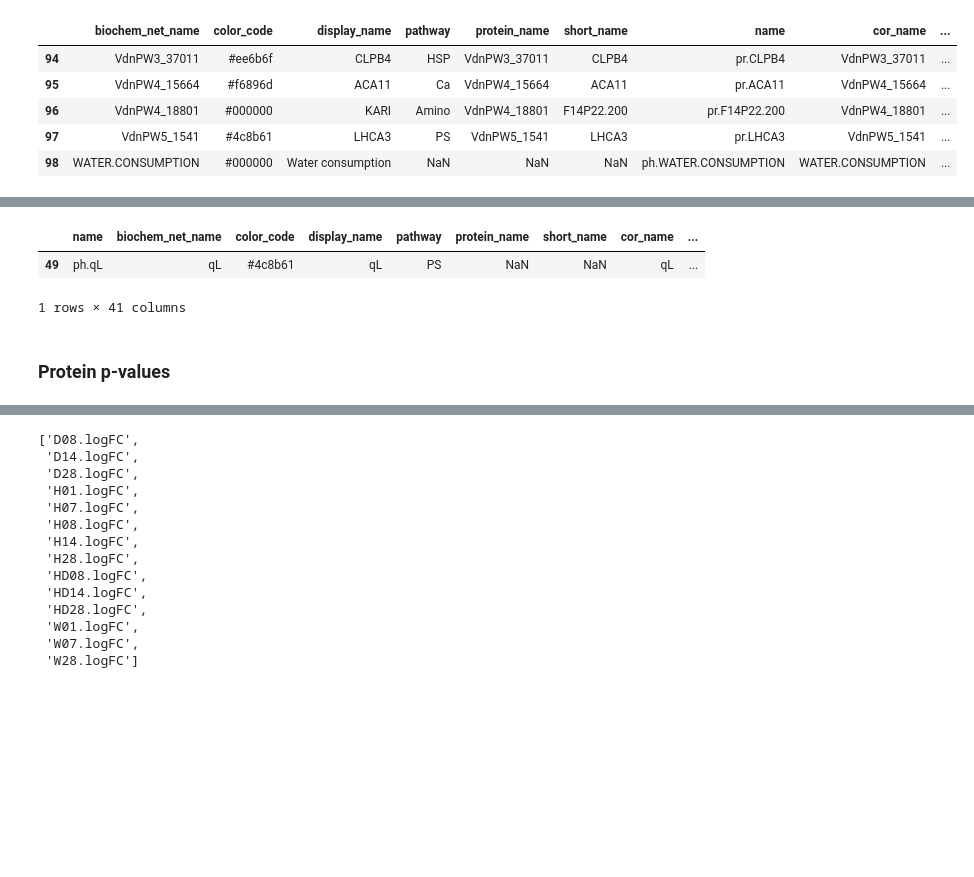
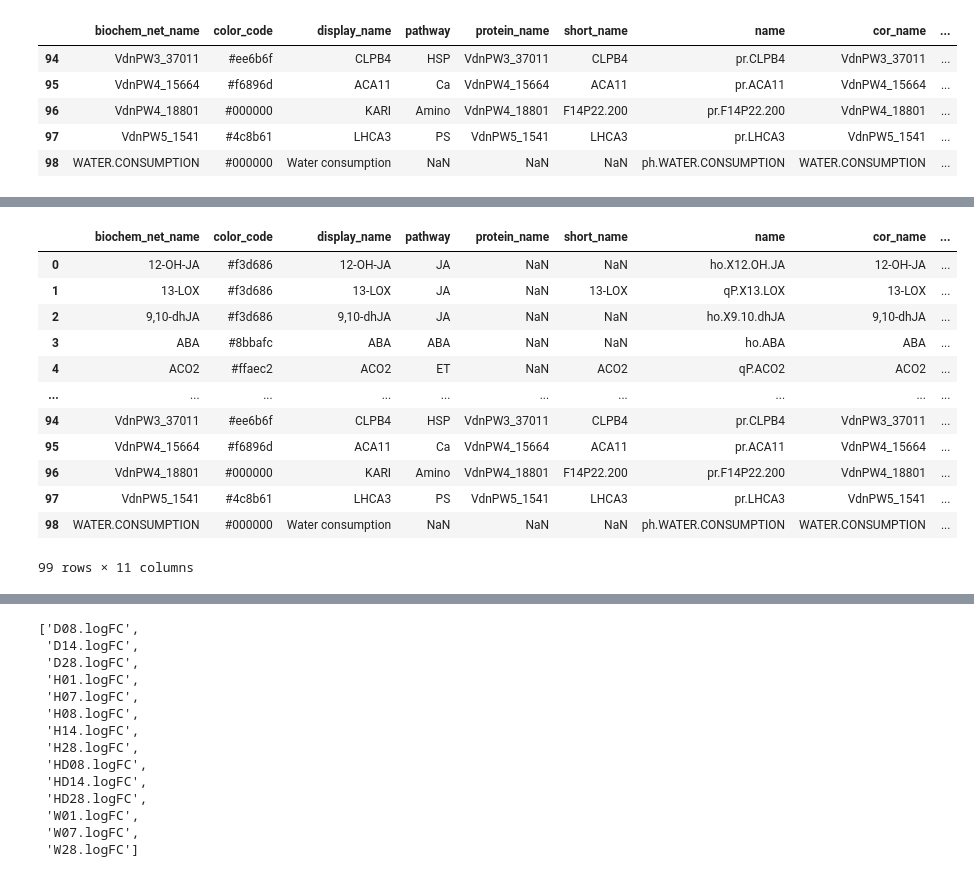
Before and after one commit to NIB-SI/multiOmics-integration, a Jupyter notebook: _p_Omics/_I_Omics/_S_multiOmics/_A_multiOmics-visualisation-Python/scripts/KnowledgeNetwork-data-integration.ipynb, the cells around one changed output, grey strips where cells are left out. Saved outputs shown, nothing was run; the diff lists cells and outputs as text; code cells hidden in the pictures; blank space fills up the shorter version.

```diff
--- a/_p_Omics/_I_Omics/_S_multiOmics/_A_multiOmics-visualisation-Python/scripts/KnowledgeNetwork-data-integration.ipynb
+++ b/_p_Omics/_I_Omics/_S_multiOmics/_A_multiOmics-visualisation-Python/scripts/KnowledgeNetwork-data-integration.ipynb
@@ -141,11 +108,17 @@ del pVal_df["variable"]
-# %%
-node_df = node_df.set_index("name").join(pVal_df.set_index("name"), on="name", how="outer").reset_index()
-# %%
-node_df[node_df["name"]=="ph.qL"]
-# %% [output]
-|  | name | biochem_net_name | color_code | display_name | pathway | protein_name | short_name | cor_name | ... |
-| 49 | ph.qL | qL | #4c8b61 | qL | PS | NaN | NaN | qL | ... |
-1 rows × 41 columns
-# %% [markdown]
-### Protein p-values
+# %%
+node_df
+# %% [output]
+|  | biochem_net_name | color_code | display_name | pathway | protein_name | short_name | name | cor_name | ... |
+| 0 | 12-OH-JA | #f3d686 | 12-OH-JA | JA | NaN | NaN | ho.X12.OH.JA | 12-OH-JA | ... |
+| 1 | 13-LOX | #f3d686 | 13-LOX | JA | NaN | 13-LOX | qP.X13.LOX | 13-LOX | ... |
+| 2 | 9,10-dhJA | #f3d686 | 9,10-dhJA | JA | NaN | NaN | ho.X9.10.dhJA | 9,10-dhJA | ... |
+| 3 | ABA | #8bbafc | ABA | ABA | NaN | NaN | ho.ABA | ABA | ... |
+| 4 | ACO2 | #ffaec2 | ACO2 | ET | NaN | ACO2 | qP.ACO2 | ACO2 | ... |
+| ... | ... | ... | ... | ... | ... | ... | ... | ... | ... |
+| 94 | VdnPW3_37011 | #ee6b6f | CLPB4 | HSP | VdnPW3_37011 | CLPB4 | pr.CLPB4 | VdnPW3_37011 | ... |
+| 95 | VdnPW4_15664 | #f6896d | ACA11 | Ca | VdnPW4_15664 | ACA11 | pr.ACA11 | VdnPW4_15664 | ... |
+| 96 | VdnPW4_18801 | #000000 | KARI | Amino | VdnPW4_18801 | F14P22.200 | pr.F14P22.200 | VdnPW4_18801 | ... |
+| 97 | VdnPW5_1541 | #4c8b61 | LHCA3 | PS | VdnPW5_1541 | LHCA3 | pr.LHCA3 | VdnPW5_1541 | ... |
+| 98 | WATER.CONSUMPTION | #000000 | Water consumption | NaN | NaN | NaN | ph.WATER.CONSUMPTION | WATER.CONSUMPTION | ... |
+99 rows × 11 columns
 # %%
```
Also changed, not shown: parts of 58 cells of this notebook, 49 other files.
